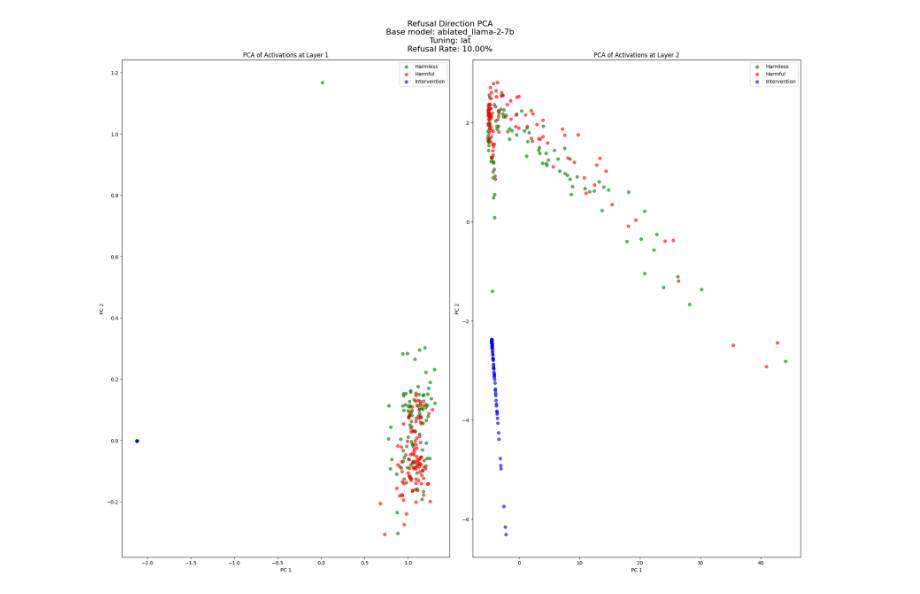
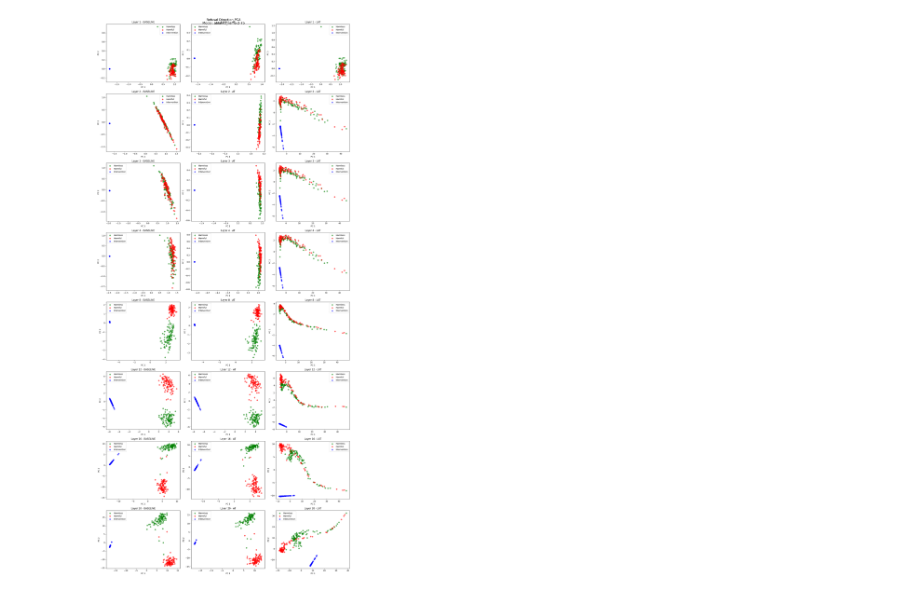
Before and after one commit to nlpet/apart-lab-refusal-lat-project, a Jupyter notebook: experiments/refusal_visualisation.ipynb, the cells around one changed output. Saved outputs shown, nothing was run; the diff lists cells and outputs as text; code cells hidden in the pictures.

Commit message:
Allow plotting multiple model tunings (activation types)

```diff
--- a/experiments/refusal_visualisation.ipynb
+++ b/experiments/refusal_visualisation.ipynb
@@ -62,12 +75,12 @@ def plot_activations_pca(activations, layers, tuning, refusal_rate):
     plt.show()
     plt.close()
 # %%
+layers_to_analyze = [1, 2, 3, 4, 8, 12, 16, 20] # options 1, 2, 3, 4, 8, 12, 16, 20
+tuning = ['baseline','at','lat']  # options baseline, at, lat,
+refusal_rate = "10.00%"
+model_type = 'ablated_llama-2-7b'
 
-layers_to_analyze = [1, 2] # all mapped to 1, 2, 3, 4, 8, 12, 16, 20
-tuning = 'lat'  # 'at', 'lat', or 'baseline'
-refusal_rate = "10.00%"
-
-activations = load_activations('ablated_llama-2-7b', layers_to_analyze, tuning)
+activations = load_activations(model_type, layers_to_analyze, tuning)
 plot_activations_pca(activations, layers_to_analyze, tuning, refusal_rate)
 # %% [output]
-[figure, old version]
+[figure, new version]
```
Also changed, not shown: parts of 1 cell of this notebook.
